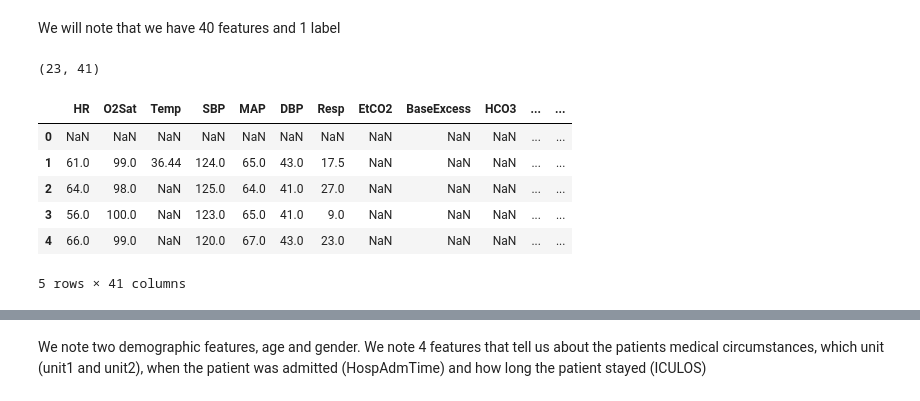
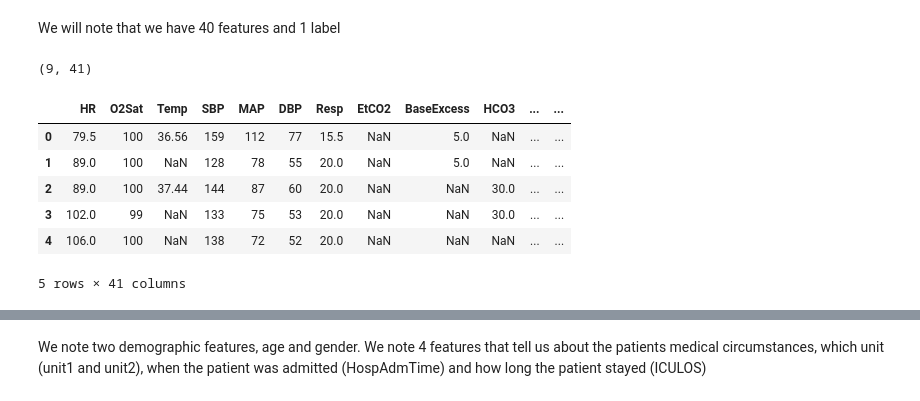
Before and after one commit to TamirShazman/Data-analysis-and-presentation, a Jupyter notebook: HW1/Data_Analysis.ipynb, the cells around one changed output, grey strips where cells are left out. Saved outputs shown, nothing was run; the diff lists cells and outputs as text; code cells hidden in the pictures.

```diff
--- a/HW1/Data_Analysis.ipynb
+++ b/HW1/Data_Analysis.ipynb
@@ -24,15 +28,15 @@ We will begin with a basic examination of the overal structure of the data
 We will note that we have 40 features and 1 label
 # %%
 # example_df = pd.read_csv(train_dir + '/patient_14421.psv',sep='|') # has sepsis
-example_df = pd.read_csv(train_dir + '/patient_0.psv',sep='|')
+example_df = pd.read_csv(train_dir + '/patient_17558.psv',sep='|')
 print(example_df.shape)
 example_df.head()
 # %% [output]
-(23, 41)
+(9, 41)
 |  | HR | O2Sat | Temp | SBP | MAP | DBP | Resp | EtCO2 | BaseExcess | HCO3 | ... | ... |
-| 0 | NaN | NaN | NaN | NaN | NaN | NaN | NaN | NaN | NaN | NaN | ... | ... |
-| 1 | 61.0 | 99.0 | 36.44 | 124.0 | 65.0 | 43.0 | 17.5 | NaN | NaN | NaN | ... | ... |
-| 2 | 64.0 | 98.0 | NaN | 125.0 | 64.0 | 41.0 | 27.0 | NaN | NaN | NaN | ... | ... |
-| 3 | 56.0 | 100.0 | NaN | 123.0 | 65.0 | 41.0 | 9.0 | NaN | NaN | NaN | ... | ... |
-| 4 | 66.0 | 99.0 | NaN | 120.0 | 67.0 | 43.0 | 23.0 | NaN | NaN | NaN | ... | ... |
+| 0 | 79.5 | 100 | 36.56 | 159 | 112 | 77 | 15.5 | NaN | 5.0 | NaN | ... | ... |
+| 1 | 89.0 | 100 | NaN | 128 | 78 | 55 | 20.0 | NaN | 5.0 | NaN | ... | ... |
+| 2 | 89.0 | 100 | 37.44 | 144 | 87 | 60 | 20.0 | NaN | NaN | 30.0 | ... | ... |
+| 3 | 102.0 | 99 | NaN | 133 | 75 | 53 | 20.0 | NaN | NaN | 30.0 | ... | ... |
+| 4 | 106.0 | 100 | NaN | 138 | 72 | 52 | 20.0 | NaN | NaN | NaN | ... | ... |
 5 rows × 41 columns
```
Also changed, not shown: parts of 22 cells of this notebook, 1 other file.
